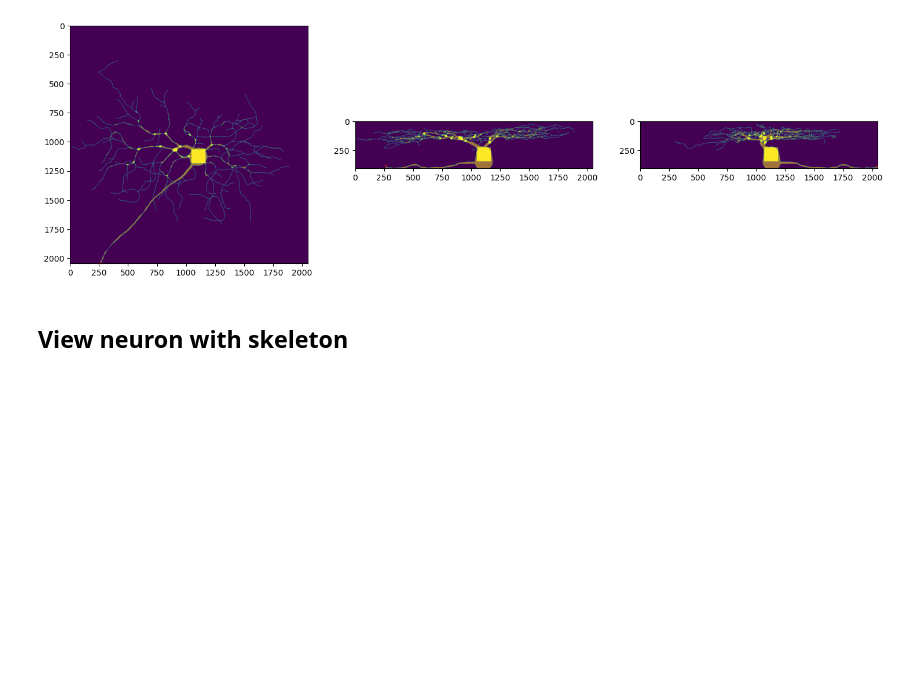
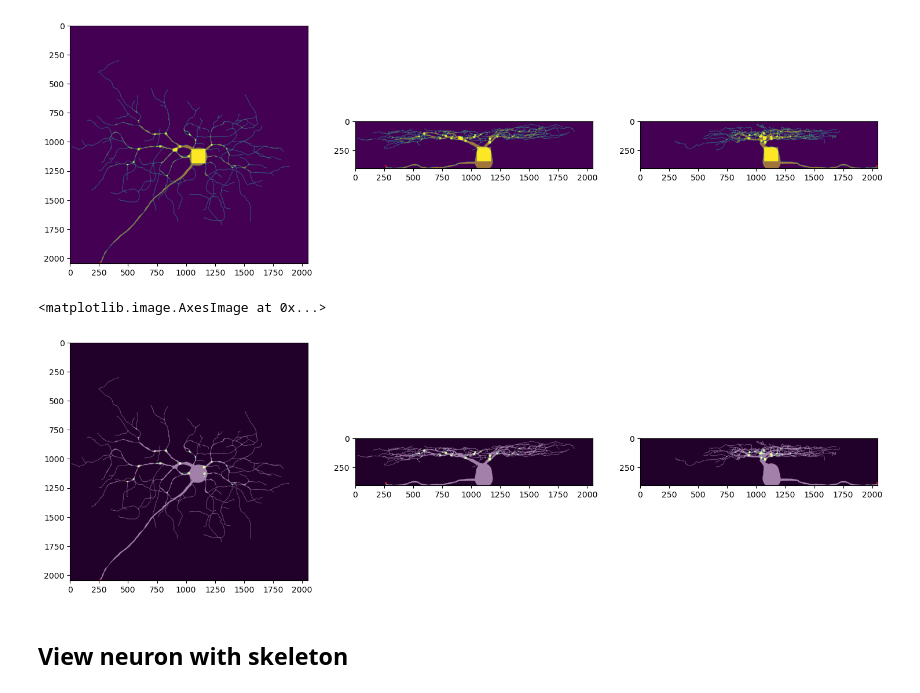
Before and after one commit to BrysonGray/neurotrack, a Jupyter notebook: notebooks/save_scaled_data.ipynb, the cells around one changed output. Saved outputs shown, nothing was run; the diff lists cells and outputs as text; code cells hidden in the pictures; blank space fills up the shorter version.

```diff
--- a/notebooks/save_scaled_data.ipynb
+++ b/notebooks/save_scaled_data.ipynb
@@ -393,3 +391,35 @@ Moved: 3_CL-IV_x_Ank2-IR_ddaC_membrane-B.tif.v3dpbd.swc
 Moved: case1-slide2-section2-left-cell3_merge_c2.v3dpbd.ano_stamp_2015_07_15_12_48.swc
 Moved: 140921c22.tif.v3dpbd.swc
 Total files moved: 19 out of 19
+# %%
+img_removed_dir = "/home/brysongray/data/gold166_tifs_scaled_removed"
+
+img_source_dir = "/home/brysongray/data/gold166_tifs_scaled/"
+swc_source_dir = "/home/brysongray/data/gold166_swc_scaled/"
+
+# if no matching SWC file exists in swc_source_dir, move the file to img_removed_dir
+# Create the img_removed_dir if it doesn't exist
+if not os.path.exists(img_removed_dir):
+    os.makedirs(img_removed_dir)
+    print(f"Created directory: {img_removed_dir}")
+
+# Get list of SWC base filenames for matching
+swc_base_names = [f.split('.')[0] for f in os.listdir(swc_source_dir)]
+
+# Keep track of moved files
+moved_count = 0
+
+# Loop through each image file
+for img_file in os.listdir(img_source_dir):
+    # Extract filename without extension to match with SWC files
+    img_base_name = img_file.split('.')[0]
+
+    # If no matching SWC file found, move the image file
+    if img_base_name not in swc_base_names:
+        source_path = os.path.join(img_source_dir, img_file)
+        dest_path = os.path.join(img_removed_dir, img_file)
+        shutil.move(source_path, dest_path)
+        moved_count += 1
+        print(f"Moved: {img_file} (no matching SWC file)")
+
+print(f"Total images moved: {moved_count}")
@@ -443,6 +576,21 @@ ax[2].imshow(branch_mask.data[0].amax(2), alpha=0.5)
 # %% [output]
 <matplotlib.image.AxesImage at 0x...>
 [figure]
+# %%
+fig, ax = plt.subplots(1,3, figsize=(18,18))
+root_node = min(sections.keys())
+ax[0].scatter(y=sections[root_node][0,0,1],x=sections[root_node][0,0,2], c='r', s=1)
+ax[0].imshow(mask[0].amax(0), cmap='gray')
+ax[0].imshow(branch_mask.data[0].amax(0), alpha=0.5)
+ax[1].scatter(y=sections[root_node][0,0,0],x=sections[root_node][0,0,2], c='r', s=1)
+ax[1].imshow(mask[0].amax(1), cmap='gray')
+ax[1].imshow(branch_mask.data[0].amax(1), alpha=0.5)
+ax[2].scatter(y=sections[root_node][0,0,0],x=sections[root_node][0,0,1], c='r', s=1)
+ax[2].imshow(mask[0].amax(2), cmap='gray')
+ax[2].imshow(branch_mask.data[0].amax(2), alpha=0.5)
+# %% [output]
+<matplotlib.image.AxesImage at 0x...>
+[figure, added]
 # %% [markdown]
 ## View neuron with skeleton
 # %%
```
Also changed, not shown: parts of 6 cells of this notebook.
